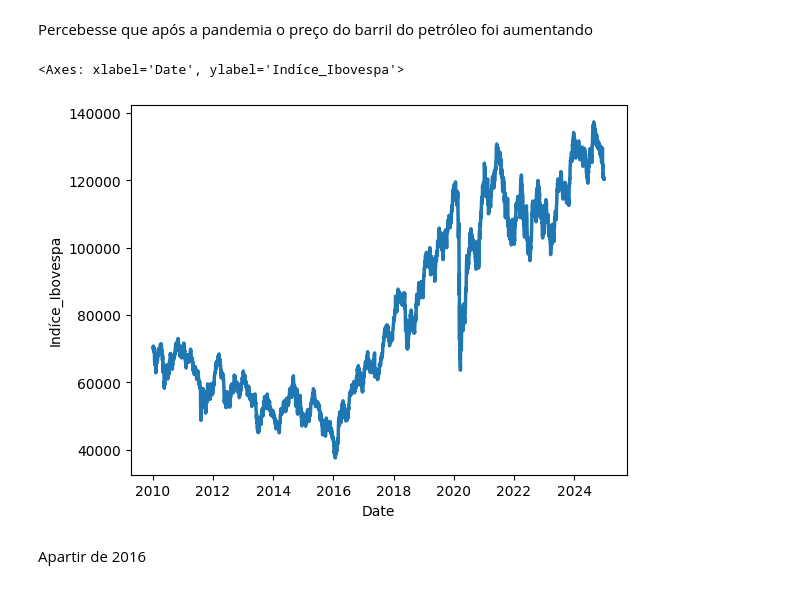
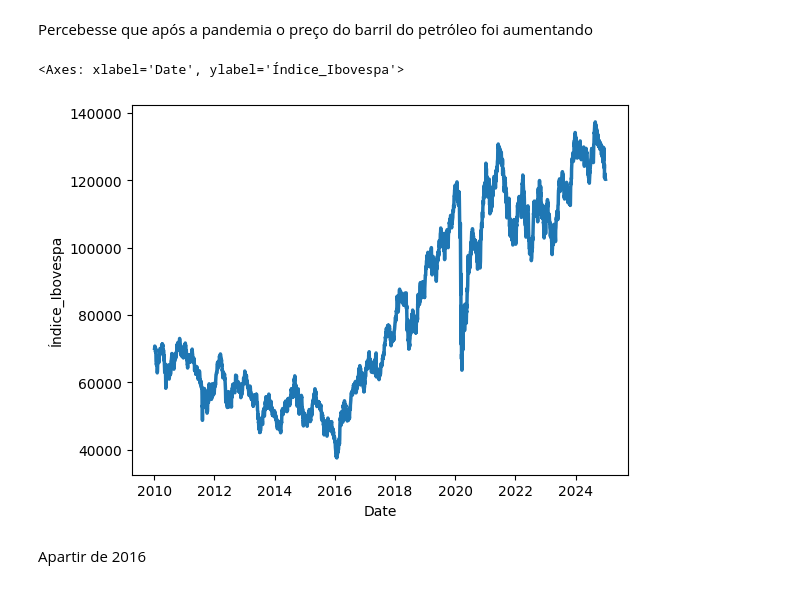
Before and after one commit to Juanpcsdev/Oil-Stock-Project, a Jupyter notebook: Notebooks/Analise/AnaliseExploratoria.ipynb, the cells around one changed output. Cells and saved outputs as stored; diff of their text form; code cells hidden in the pictures.

Commit message:
consertando indice_ibovespa

```diff
--- a/Notebooks/Analise/AnaliseExploratoria.ipynb
+++ b/Notebooks/Analise/AnaliseExploratoria.ipynb
@@ -79,10 +78,10 @@ sns.lineplot(data= df1, x='Date', y= 'Price_Dolar_Petro',palette="tab10", linewi
 # %% [markdown]
 Percebesse que após a pandemia o preço do barril do petróleo foi aumentando
 # %%
-sns.lineplot(data= df1, x='Date', y= 'Indíce_Ibovespa',palette="tab10", linewidth=2.5)
+sns.lineplot(data= df1, x='Date', y= 'Índice_Ibovespa',palette="tab10", linewidth=2.5)
 # %% [output]
-<Axes: xlabel='Date', ylabel='Indíce_Ibovespa'>
+<Axes: xlabel='Date', ylabel='Índice_Ibovespa'>
-[figure, old version]
+[figure, new version]
 # %% [markdown]
 Apartir de 2016
 # %%
```
Also changed, not shown: parts of 13 cells of this notebook.
